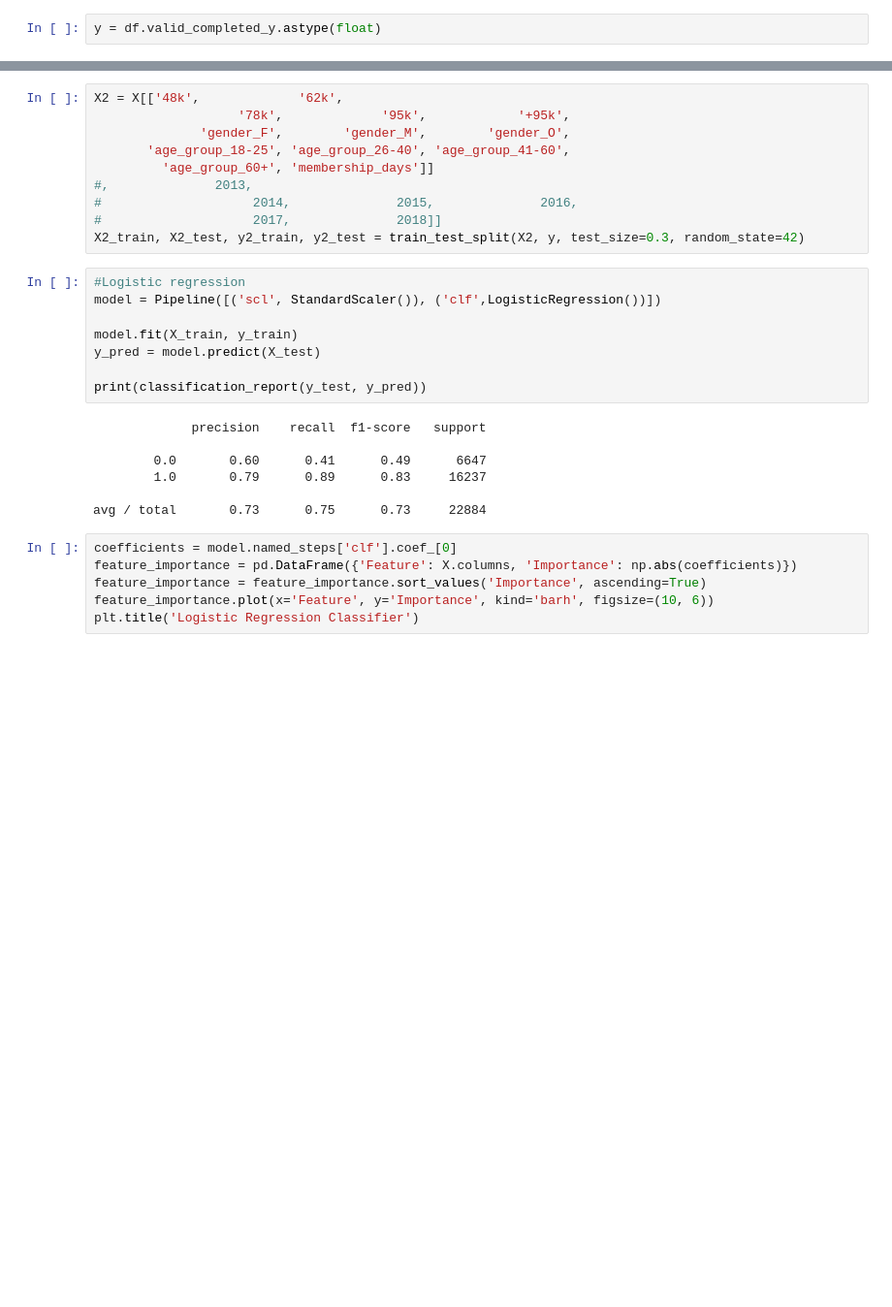
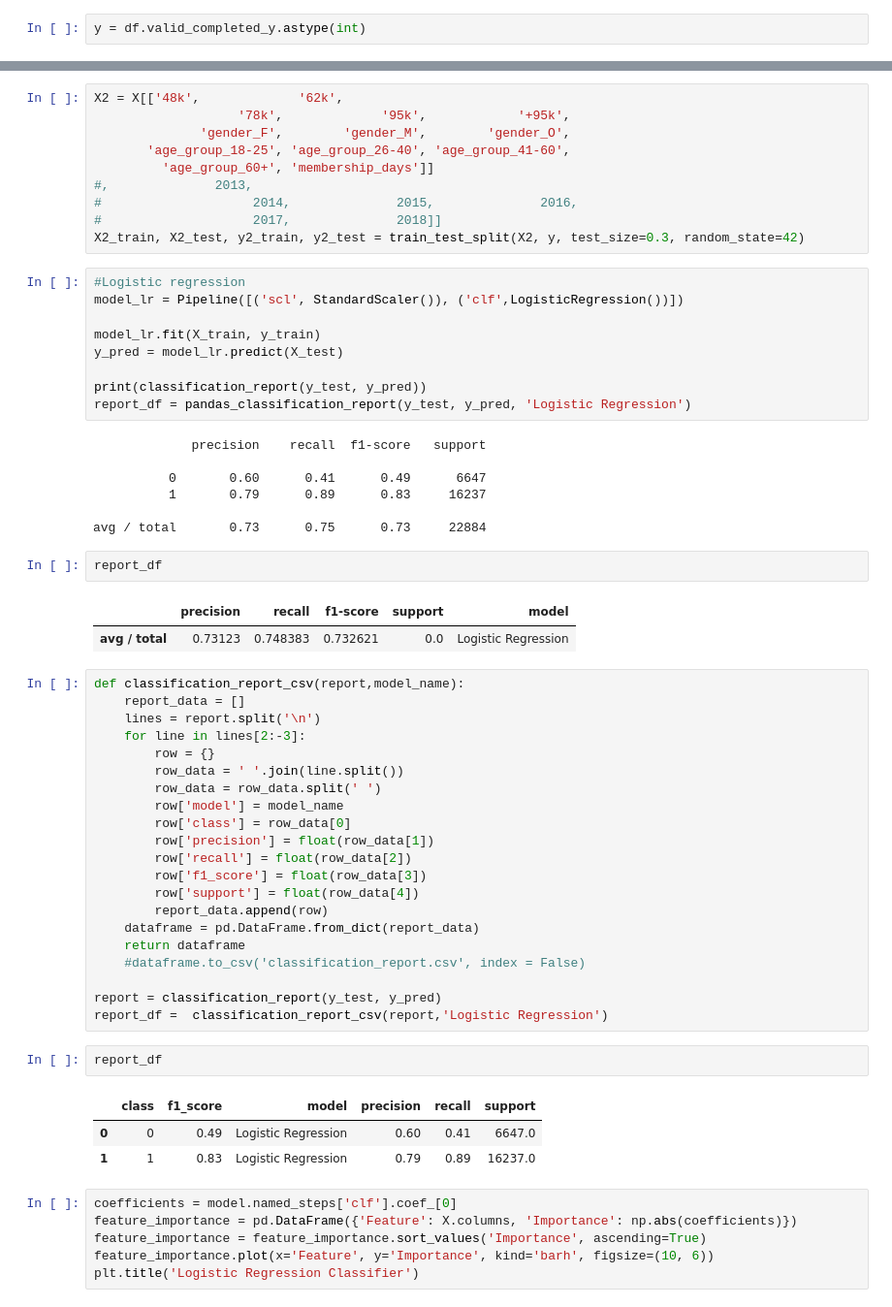
Before and after one commit to fgrrrg/uda_starbucks, a Jupyter notebook: Starbucks_Capstone_notebook_project.ipynb, the cells around one changed output, grey strips where cells are left out. Shown at 97% size. Drawn from its saved outputs; the diff is of its cells as text; blank space fills up the shorter version.

```diff
--- a/Starbucks_Capstone_notebook_project.ipynb
+++ b/Starbucks_Capstone_notebook_project.ipynb
@@ -517,7 +518,7 @@ X = df[[ 'amount', 'email', 'mobile', 'social', 'web',
 # %%
 X=X.fillna(0)
 # %%
-y = df.valid_completed_y.astype(float)
+y = df.valid_completed_y.astype(int)
 # %%
 X_train, X_test, y_train, y_test = train_test_split(X, y, test_size=0.3, random_state=42)
 # %%
@@ -572,19 +573,52 @@ X2 = X[['48k',             '62k',
 X2_train, X2_test, y2_train, y2_test = train_test_split(X2, y, test_size=0.3, random_state=42)
 # %%
 #Logistic regression
-model = Pipeline([('scl', StandardScaler()), ('clf',LogisticRegression())])
+model_lr = Pipeline([('scl', StandardScaler()), ('clf',LogisticRegression())])
 
-model.fit(X_train, y_train)
-y_pred = model.predict(X_test)
+model_lr.fit(X_train, y_train)
+y_pred = model_lr.predict(X_test)
 
 print(classification_report(y_test, y_pred))
+report_df = pandas_classification_report(y_test, y_pred, 'Logistic Regression')
 # %% [output]
              precision    recall  f1-score   support
 
-        0.0       0.60      0.41      0.49      6647
-        1.0       0.79      0.89      0.83     16237
+          0       0.60      0.41      0.49      6647
+          1       0.79      0.89      0.83     16237
 
 avg / total       0.73      0.75      0.73     22884
+# %%
+report_df
+# %% [output]
+|  | precision | recall | f1-score | support | model |
+| avg / total | 0.73123 | 0.748383 | 0.732621 | 0.0 | Logistic Regression |
+# %%
+def classification_report_csv(report,model_name):
+    report_data = []
+    lines = report.split('\n')
+    for line in lines[2:-3]:
+        row = {}
+        row_data = ' '.join(line.split())
+        row_data = row_data.split(' ')
+        row['model'] = model_name
+        row['class'] = row_data[0]
+        row['precision'] = float(row_data[1])
+        row['recall'] = float(row_data[2])
+        row['f1_score'] = float(row_data[3])
+        row['support'] = float(row_data[4])
+        report_data.append(row)
+    dataframe = pd.DataFrame.from_dict(report_data)
+    return dataframe
+    #dataframe.to_csv('classification_report.csv', index = False)
+
+report = classification_report(y_test, y_pred)
+report_df =  classification_report_csv(report,'Logistic Regression')
+# %%
+report_df
+# %% [output]
+|  | class | f1_score | model | precision | recall | support |
+| 0 | 0 | 0.49 | Logistic Regression | 0.60 | 0.41 | 6647.0 |
+| 1 | 1 | 0.83 | Logistic Regression | 0.79 | 0.89 | 16237.0 |
 # %%
 coefficients = model.named_steps['clf'].coef_[0]
 feature_importance = pd.DataFrame({'Feature': X.columns, 'Importance': np.abs(coefficients)})
```
Also changed, not shown: parts of 25 cells of this notebook, 1 other file.
